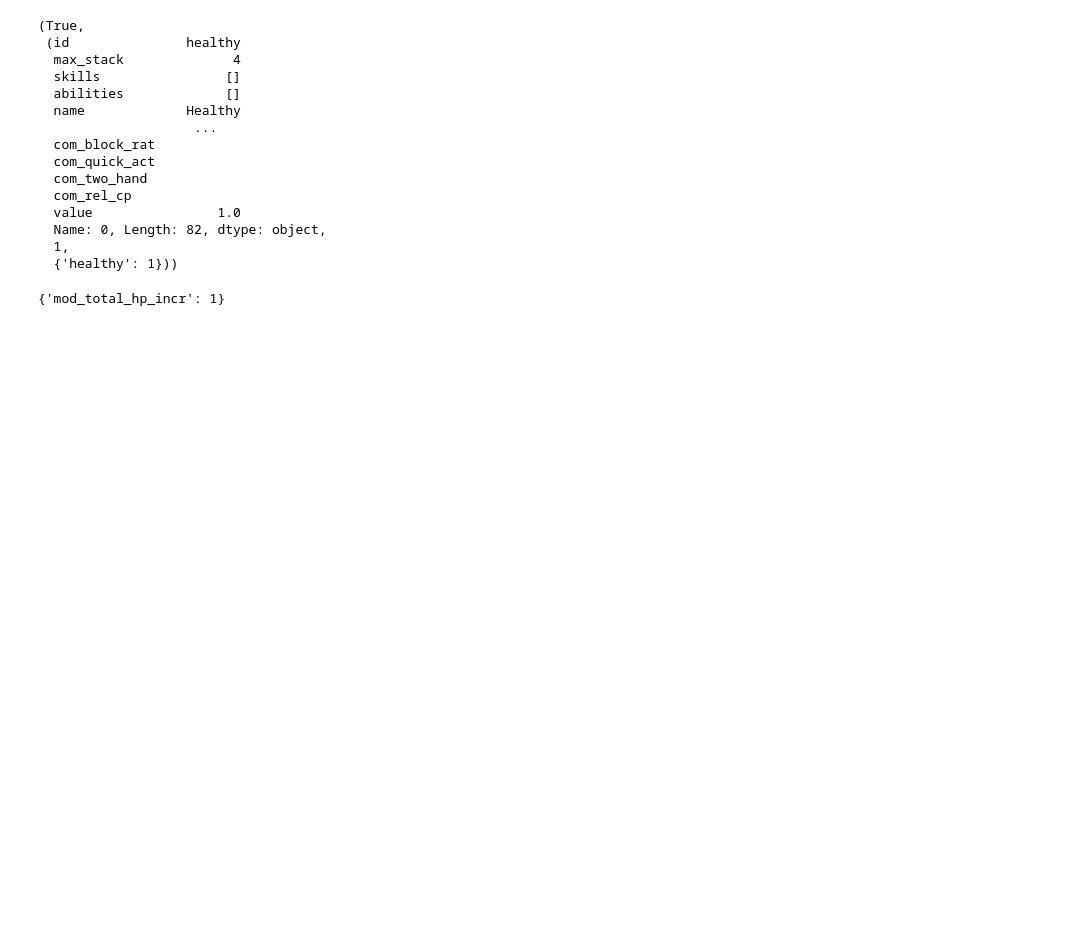
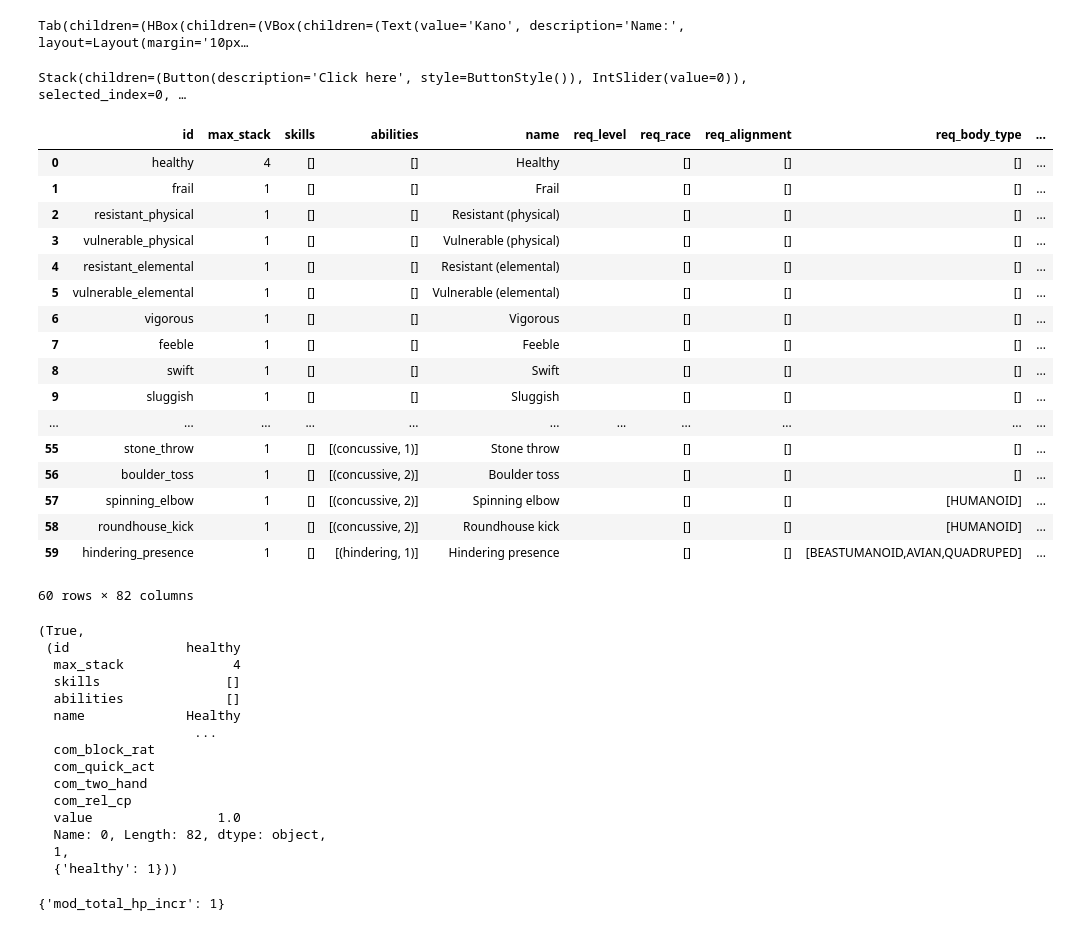
Before and after one commit to ziommworld/colab, a Jupyter notebook: notebooks/forge.ipynb, the cells around one changed output. Cells and saved outputs as stored; diff of their text form; code cells hidden in the pictures; blank space fills up the shorter version.

Commit message:
first draft of character wizard

```diff
--- a/notebooks/forge.ipynb
+++ b/notebooks/forge.ipynb
@@ -1,3 +1,16 @@
+# %%
+from src.ui.character_wizard import CharacterWizard
+
+wizard = CharacterWizard({})
+# %% [output]
+Tab(children=(HBox(children=(VBox(children=(Text(value='Kano', description='Name:', layout=Layout(margin='10px…
+# %%
+button = widgets.Button(description='Click here')
+slider = widgets.IntSlider()
+stack = widgets.Stack([button, slider], selected_index=0)
+stack  # will show only the button
+# %% [output]
+Stack(children=(Button(description='Click here', style=ButtonStyle()), IntSlider(value=0)), selected_index=0, …
 # %%
 %load_ext autoreload
 %autoreload 2
@@ -28,6 +41,27 @@ sys.path.append(os.path.abspath("../"))
 from src.forge.character_builder import CharacterBuilder
 
 builder = CharacterBuilder(props, test_mode=True)
+# %%
+builder.traits_pool
+# %% [output]
+|  | id | max_stack | skills | abilities | name | req_level | req_race | req_alignment | req_body_type | ... |
+| 0 | healthy | 4 | [] | [] | Healthy |  | [] | [] | [] | ... |
+| 1 | frail | 1 | [] | [] | Frail |  | [] | [] | [] | ... |
+| 2 | resistant_physical | 1 | [] | [] | Resistant (physical) |  | [] | [] | [] | ... |
+| 3 | vulnerable_physical | 1 | [] | [] | Vulnerable (physical) |  | [] | [] | [] | ... |
+| 4 | resistant_elemental | 1 | [] | [] | Resistant (elemental) |  | [] | [] | [] | ... |
+| 5 | vulnerable_elemental | 1 | [] | [] | Vulnerable (elemental) |  | [] | [] | [] | ... |
+| 6 | vigorous | 1 | [] | [] | Vigorous |  | [] | [] | [] | ... |
+| 7 | feeble | 1 | [] | [] | Feeble |  | [] | [] | [] | ... |
+| 8 | swift | 1 | [] | [] | Swift |  | [] | [] | [] | ... |
+| 9 | sluggish | 1 | [] | [] | Sluggish |  | [] | [] | [] | ... |
+| ... | ... | ... | ... | ... | ... | ... | ... | ... | ... | ... |
+| 55 | stone_throw | 1 | [] | [(concussive, 1)] | Stone throw |  | [] | [] | [] | ... |
+| 56 | boulder_toss | 1 | [] | [(concussive, 2)] | Boulder toss |  | [] | [] | [] | ... |
+| 57 | spinning_elbow | 1 | [] | [(concussive, 2)] | Spinning elbow |  | [] | [] | [HUMANOID] | ... |
+| 58 | roundhouse_kick | 1 | [] | [(concussive, 2)] | Roundhouse kick |  | [] | [] | [HUMANOID] | ... |
+| 59 | hindering_presence | 1 | [] | [(hindering, 1)] | Hindering presence |  | [] | [] | [BEASTUMANOID,AVIAN,QUADRUPED] | ... |
+60 rows × 82 columns
 # %%
 healty_trait = builder.traits_pool.loc[0]
 # %%
```
Also changed, not shown: parts of 1 cell of this notebook, 9 other files.
